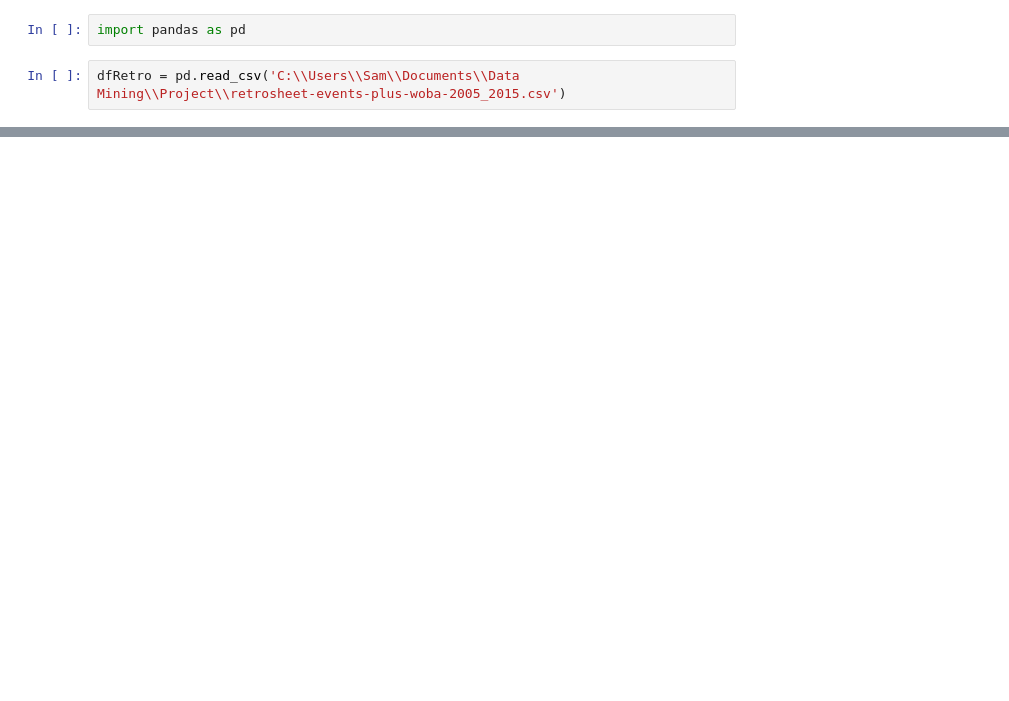
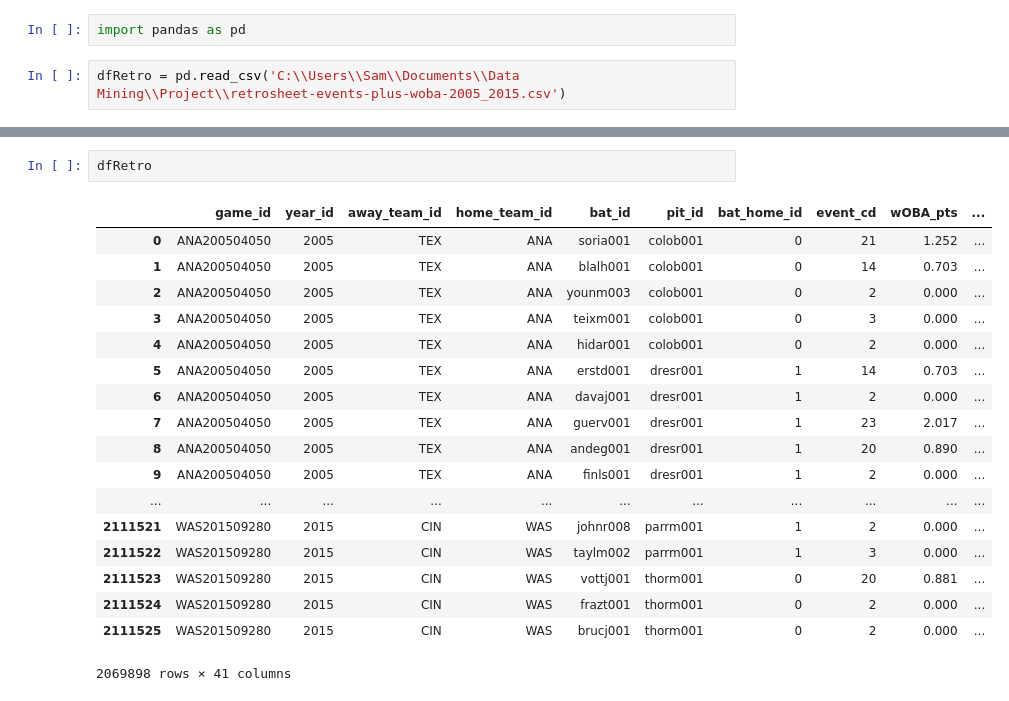
Before and after one commit to SamBusser30/Park_Factor-, a Jupyter notebook: Cleaning_data.ipynb, the cells around one changed output, grey strips where cells are left out. Drawn from its saved outputs; the diff is of its cells as text; blank space fills up the shorter version.

```diff
--- a/Cleaning_data.ipynb
+++ b/Cleaning_data.ipynb
@@ -47 +52,22 @@ print(len(dfRetro))
 2069898
+# %%
+dfRetro
+# %% [output]
+|  | game_id | year_id | away_team_id | home_team_id | bat_id | pit_id | bat_home_id | event_cd | wOBA_pts | ... |
+| 0 | ANA200504050 | 2005 | TEX | ANA | soria001 | colob001 | 0 | 21 | 1.252 | ... |
+| 1 | ANA200504050 | 2005 | TEX | ANA | blalh001 | colob001 | 0 | 14 | 0.703 | ... |
+| 2 | ANA200504050 | 2005 | TEX | ANA | younm003 | colob001 | 0 | 2 | 0.000 | ... |
+| 3 | ANA200504050 | 2005 | TEX | ANA | teixm001 | colob001 | 0 | 3 | 0.000 | ... |
+| 4 | ANA200504050 | 2005 | TEX | ANA | hidar001 | colob001 | 0 | 2 | 0.000 | ... |
+| 5 | ANA200504050 | 2005 | TEX | ANA | erstd001 | dresr001 | 1 | 14 | 0.703 | ... |
+| 6 | ANA200504050 | 2005 | TEX | ANA | davaj001 | dresr001 | 1 | 2 | 0.000 | ... |
+| 7 | ANA200504050 | 2005 | TEX | ANA | guerv001 | dresr001 | 1 | 23 | 2.017 | ... |
+| 8 | ANA200504050 | 2005 | TEX | ANA | andeg001 | dresr001 | 1 | 20 | 0.890 | ... |
+| 9 | ANA200504050 | 2005 | TEX | ANA | finls001 | dresr001 | 1 | 2 | 0.000 | ... |
+| ... | ... | ... | ... | ... | ... | ... | ... | ... | ... | ... |
+| 2111521 | WAS201509280 | 2015 | CIN | WAS | johnr008 | parrm001 | 1 | 2 | 0.000 | ... |
+| 2111522 | WAS201509280 | 2015 | CIN | WAS | taylm002 | parrm001 | 1 | 3 | 0.000 | ... |
+| 2111523 | WAS201509280 | 2015 | CIN | WAS | vottj001 | thorm001 | 0 | 20 | 0.881 | ... |
+| 2111524 | WAS201509280 | 2015 | CIN | WAS | frazt001 | thorm001 | 0 | 2 | 0.000 | ... |
+| 2111525 | WAS201509280 | 2015 | CIN | WAS | brucj001 | thorm001 | 0 | 2 | 0.000 | ... |
+2069898 rows × 41 columns
```
Also changed, not shown: parts of 4 cells of this notebook.
